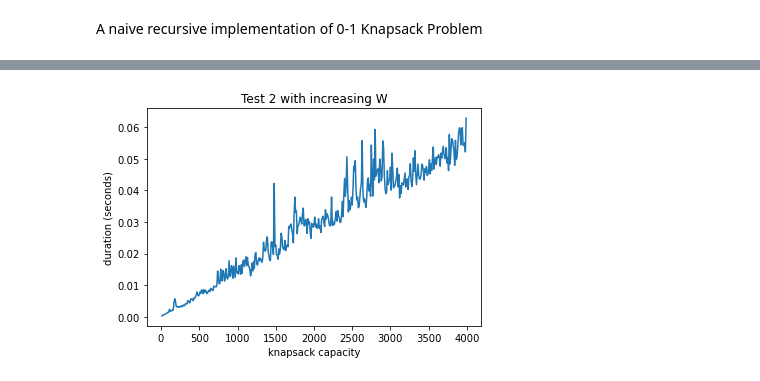
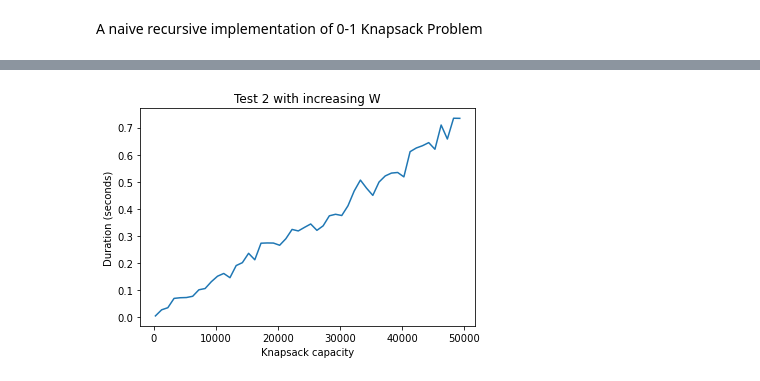
Before and after one commit to Mufas61/knapsack-problem, a Jupyter notebook: dynamic-solution.ipynb, the cells around one changed output, grey strips where cells are left out. Cells and saved outputs as stored; diff of their text form; code cells hidden in the pictures.

```diff
--- a/dynamic-solution.ipynb
+++ b/dynamic-solution.ipynb
@@ -16,10 +16,6 @@ def random_dynamic(N, V, W):
     wt = np.random.randint(0, W, N)
     n = len(val)
     dynamic.knapsack_dynamic(W, wt, val, n)
-
-def timeit(func):
-    result = %timeit -n1 -r1 -o func
-    return result.average
 # %%
 # TEST 1
 # - increasing elements
@@ -78,9 +74,9 @@ TEST 1 took 9.37 s ± 0 ns per loop (mean ± std. dev. of 1 run, 1 loop each)
 def run_test02():
     x = []
     y = []
-    step = 10
-    start = 10
-    stop = 4000
+    step = 1000
+    start = 1000
+    stop = 50000
     N = 20
     V = 20
     for W in range(start, stop, step):  #
@@ -119,4 +115,4 @@ TEST 2 took 12.03664570300316
-[figure, old version]
+[figure, new version]
 # %%
 # TEST 3
 # - increasing elements
```
Also changed, not shown: parts of 3 cells of this notebook.
